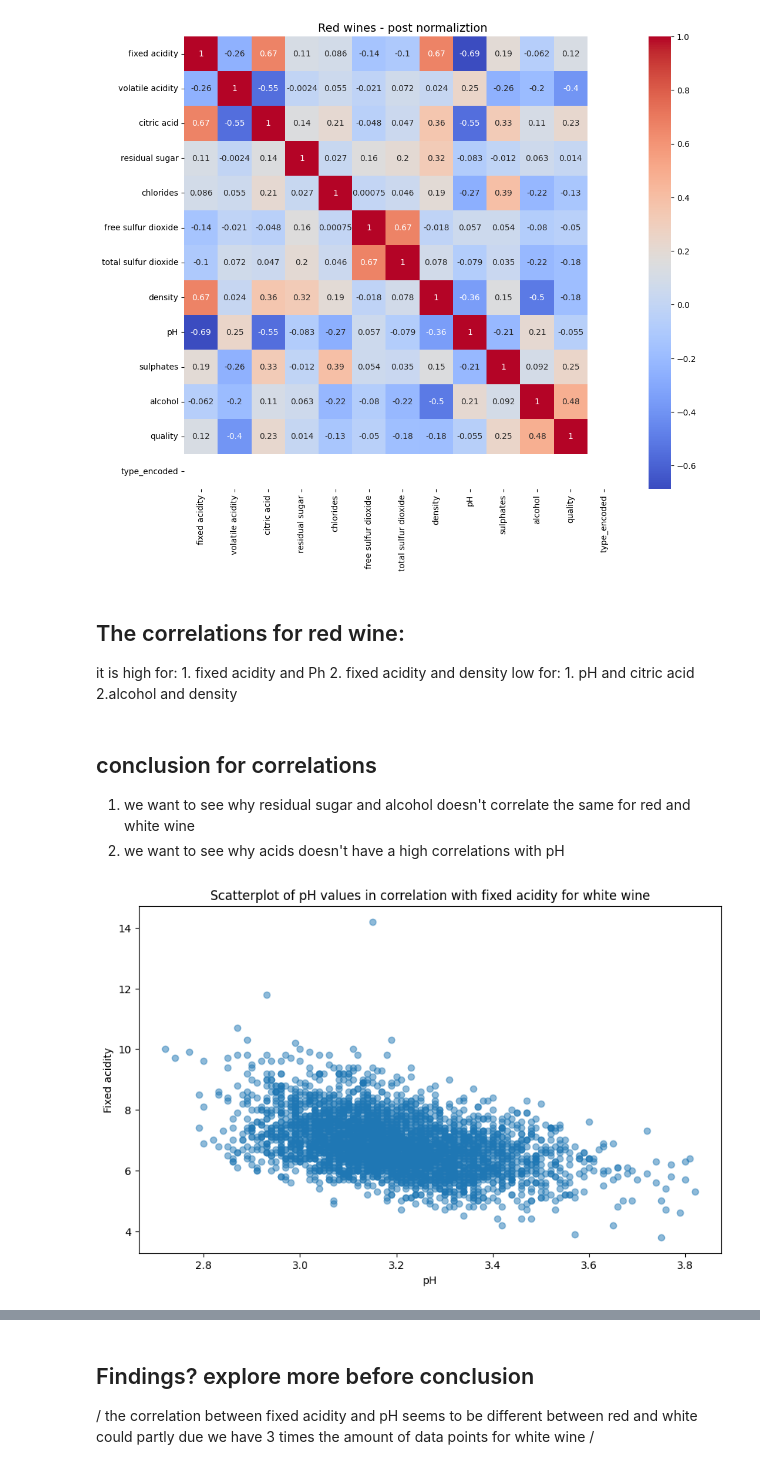
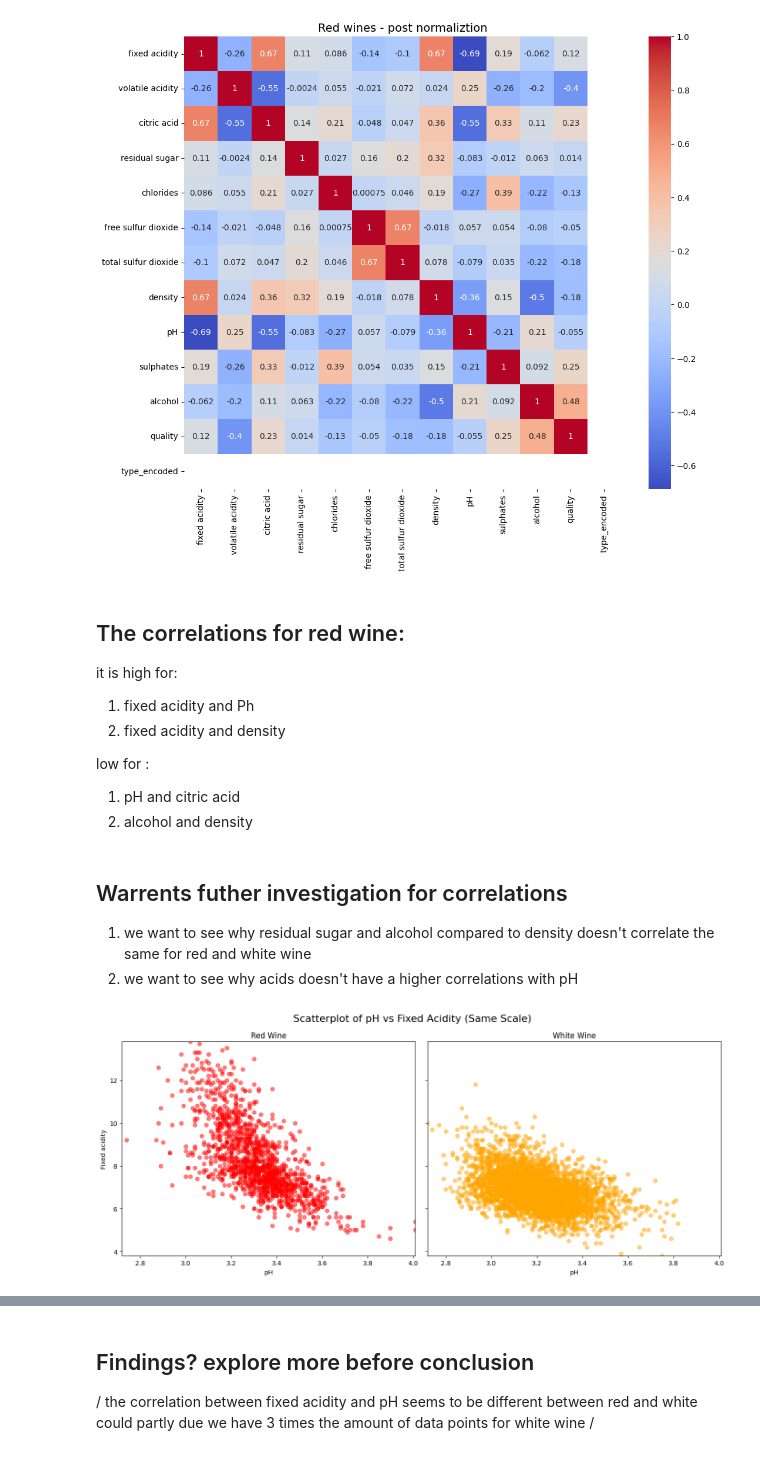
Before and after one commit to Gervig/Business-Intelligence, a Jupyter notebook: MP2/Rolf explore.ipynb, the cells around one changed output, grey strips where cells are left out. Cells and saved outputs as stored; diff of their text form; code cells hidden in the pictures.

```diff
--- a/MP2/Rolf explore.ipynb
+++ b/MP2/Rolf explore.ipynb
@@ -499,23 +499,51 @@ plt.show()
 # %% [markdown]
 ## The correlations for red wine:
 it is high for:
-    1. fixed acidity and Ph
-    2. fixed acidity and density
-low for:
-    1. pH and citric acid
-    2.alcohol and density
+1. fixed acidity and Ph
+2. fixed acidity and density
+
+low for :
+1. pH and citric acid
+2. alcohol and density
 # %% [markdown]
-## conclusion for correlations
+## Warrents futher investigation for correlations
 
-1. we want to see why residual sugar and alcohol doesn't correlate the same for red and white wine
-2. we want to see why acids doesn't have a high correlations with pH
+1. we want to see why residual sugar and alcohol compared to density doesn't correlate the same for red and white wine
+2. we want to see why acids doesn't have a higher correlations with pH
 # %%
-#Scatterplot: x = pH, y = fixed acidity
-plt.figure(figsize=(10,6))
-plt.scatter(white_wine["pH"], white_wine["fixed acidity"], alpha=0.5)
-plt.xlabel("pH")
-plt.ylabel("Fixed acidity")
-plt.title("Scatterplot of pH values in correlation with fixed acidity for white wine")
+# --- Filtrer data ---
+red_wine_filtered = red_wine[red_wine["fixed acidity"] < 14]
+white_wine_filtered = white_wine[white_wine["fixed acidity"] < 14]
+
+# --- Find fælles skala ---
+xmin = min(red_wine_filtered["pH"].min(), white_wine_filtered["pH"].min())
+xmax = max(red_wine_filtered["pH"].max(), white_wine_filtered["pH"].max())
+ymin = min(red_wine_filtered["fixed acidity"].min(), white_wine_filtered["fixed acidity"].min())
+ymax = max(red_wine_filtered["fixed acidity"].max(), white_wine_filtered["fixed acidity"].max())
+
+# --- Opret figur med 2 subplots ---
+fig, axes = plt.subplots(1, 2, figsize=(14, 6), sharex=True, sharey=True)
+
+# --- Scatterplot for rødvin ---
+axes[0].scatter(red_wine_filtered["pH"], red_wine_filtered["fixed acidity"],
+                alpha=0.5, color="red")
+axes[0].set_title("Red Wine")
+axes[0].set_xlabel("pH")
+axes[0].set_ylabel("Fixed acidity")
+axes[0].set_xlim(xmin, xmax)
+axes[0].set_ylim(ymin, ymax)
+
+# --- Scatterplot for hvidvin ---
+axes[1].scatter(white_wine_filtered["pH"], white_wine_filtered["fixed acidity"],
+                alpha=0.5, color="orange")
+axes[1].set_title("White Wine")
+axes[1].set_xlabel("pH")
+axes[1].set_xlim(xmin, xmax)
+axes[1].set_ylim(ymin, ymax)
+
+# --- Tilpas layout ---
+fig.suptitle("Scatterplot of pH vs Fixed Acidity (Same Scale)", fontsize=16)
+plt.tight_layout()
 plt.show()
 # %% [output]
-[figure, old version]
+[figure, new version]
```
Also changed, not shown: parts of 2 cells of this notebook.
